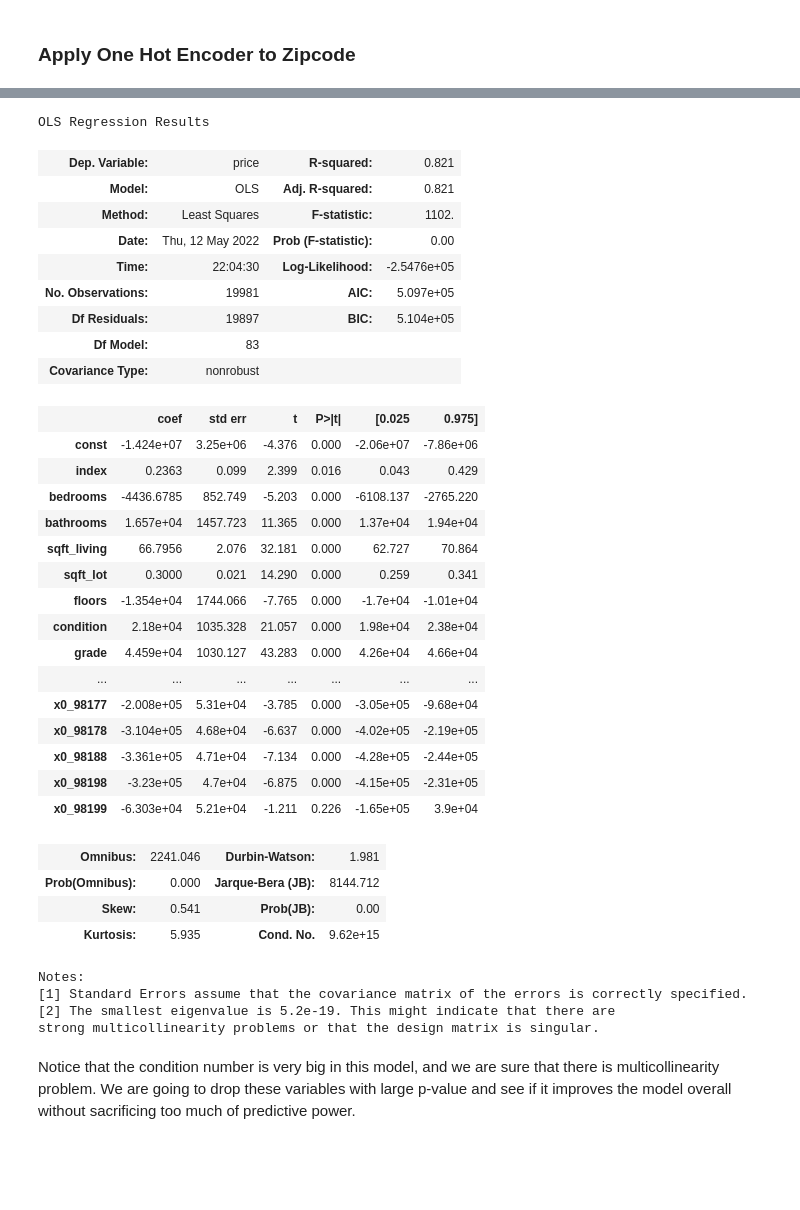
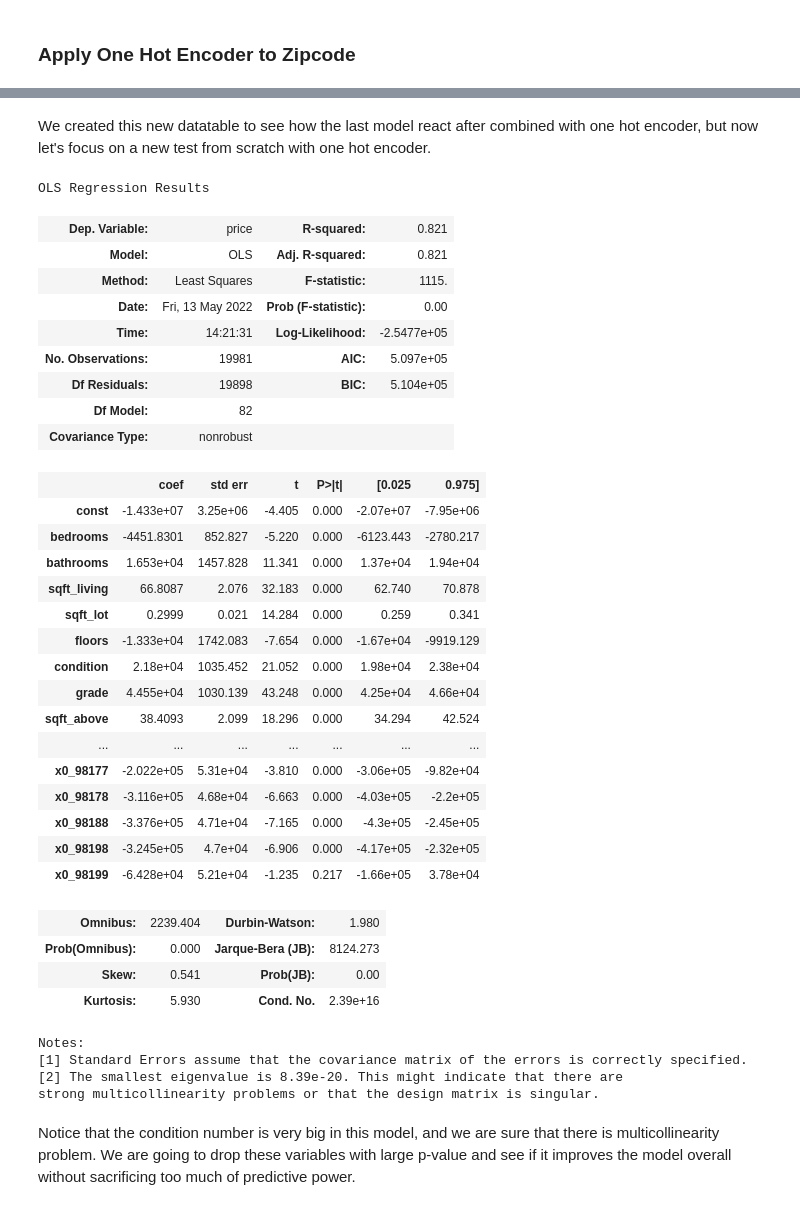
Before and after one commit to anguyen61191/NorthWestCountyProject, a Jupyter notebook: Julian_Notebook.ipynb, the cells around one changed output, grey strips where cells are left out. Drawn from its saved outputs; the diff is of its cells as text; code cells hidden in the pictures; blank space fills up the shorter version.

```diff
--- a/Julian_Notebook.ipynb
+++ b/Julian_Notebook.ipynb
@@ -543,56 +575,57 @@ homoscedasticity(final_model, x_train_final, y_train)
+# %% [markdown]
+We created this new datatable to see how the last model react after combined with one hot encoder, but now let's focus on
+a new test from scratch with one hot encoder.
 # %%
 df_test = df_copy.copy()
 df_test = df_test.reset_index()
 encoder = OneHotEncoder()
-# apply on df
-# color_1hot = encoder.fit_transform(df_clean["zipcode"].values.reshape(-1,1))
-# color_1hot_df = pd.DataFrame(color_1hot.toarray())
-# df_clean = pd.concat([df_clean.drop('zipcode', axis = 1), color_1hot_df], axis = 1)
+
 zipcode_trans = encoder.fit_transform(df_test['zipcode'].values.reshape(-1,1))
 zipcode_trans.todense()
 encoder.get_feature_names()
 zipcode_df =pd.DataFrame(zipcode_trans.todense(), columns = encoder.get_feature_names())
 zipcode_df
 df_test = df_test.join(zipcode_df)
+df_test = df_test.drop('index', axis=1)
 
 endog = df_test["price"]
 exog = sm.add_constant(df_test.drop(['price', 'zipcode'], axis =1))
 lin_reg_model = sm.OLS(endog, exog)
 lin_reg_model.fit().summary()
 # %% [output]
 OLS Regression Results
 | Dep. Variable: | price | R-squared: | 0.821 |
 | Model: | OLS | Adj. R-squared: | 0.821 |
-| Method: | Least Squares | F-statistic: | 1102. |
-| Date: | Thu, 12 May 2022 | Prob (F-statistic): | 0.00 |
-| Time: | 22:04:30 | Log-Likelihood: | -2.5476e+05 |
+| Method: | Least Squares | F-statistic: | 1115. |
+| Date: | Fri, 13 May 2022 | Prob (F-statistic): | 0.00 |
+| Time: | 14:21:31 | Log-Likelihood: | -2.5477e+05 |
 | No. Observations: | 19981 | AIC: | 5.097e+05 |
-| Df Residuals: | 19897 | BIC: | 5.104e+05 |
-| Df Model: | 83 |  |  |
+| Df Residuals: | 19898 | BIC: | 5.104e+05 |
+| Df Model: | 82 |  |  |
 | Covariance Type: | nonrobust |  |  |
 |  | coef | std err | t | P>|t| | [0.025 | 0.975] |
-| const | -1.424e+07 | 3.25e+06 | -4.376 | 0.000 | -2.06e+07 | -7.86e+06 |
-| index | 0.2363 | 0.099 | 2.399 | 0.016 | 0.043 | 0.429 |
-| bedrooms | -4436.6785 | 852.749 | -5.203 | 0.000 | -6108.137 | -2765.220 |
-| bathrooms | 1.657e+04 | 1457.723 | 11.365 | 0.000 | 1.37e+04 | 1.94e+04 |
-| sqft_living | 66.7956 | 2.076 | 32.181 | 0.000 | 62.727 | 70.864 |
-| sqft_lot | 0.3000 | 0.021 | 14.290 | 0.000 | 0.259 | 0.341 |
-| floors | -1.354e+04 | 1744.066 | -7.765 | 0.000 | -1.7e+04 | -1.01e+04 |
-| condition | 2.18e+04 | 1035.328 | 21.057 | 0.000 | 1.98e+04 | 2.38e+04 |
-| grade | 4.459e+04 | 1030.127 | 43.283 | 0.000 | 4.26e+04 | 4.66e+04 |
+| const | -1.433e+07 | 3.25e+06 | -4.405 | 0.000 | -2.07e+07 | -7.95e+06 |
+| bedrooms | -4451.8301 | 852.827 | -5.220 | 0.000 | -6123.443 | -2780.217 |
+| bathrooms | 1.653e+04 | 1457.828 | 11.341 | 0.000 | 1.37e+04 | 1.94e+04 |
+| sqft_living | 66.8087 | 2.076 | 32.183 | 0.000 | 62.740 | 70.878 |
+| sqft_lot | 0.2999 | 0.021 | 14.284 | 0.000 | 0.259 | 0.341 |
+| floors | -1.333e+04 | 1742.083 | -7.654 | 0.000 | -1.67e+04 | -9919.129 |
+| condition | 2.18e+04 | 1035.452 | 21.052 | 0.000 | 1.98e+04 | 2.38e+04 |
+| grade | 4.455e+04 | 1030.139 | 43.248 | 0.000 | 4.25e+04 | 4.66e+04 |
+| sqft_above | 38.4093 | 2.099 | 18.296 | 0.000 | 34.294 | 42.524 |
 | ... | ... | ... | ... | ... | ... | ... |
-| x0_98177 | -2.008e+05 | 5.31e+04 | -3.785 | 0.000 | -3.05e+05 | -9.68e+04 |
-| x0_98178 | -3.104e+05 | 4.68e+04 | -6.637 | 0.000 | -4.02e+05 | -2.19e+05 |
-| x0_98188 | -3.361e+05 | 4.71e+04 | -7.134 | 0.000 | -4.28e+05 | -2.44e+05 |
-| x0_98198 | -3.23e+05 | 4.7e+04 | -6.875 | 0.000 | -4.15e+05 | -2.31e+05 |
-| x0_98199 | -6.303e+04 | 5.21e+04 | -1.211 | 0.226 | -1.65e+05 | 3.9e+04 |
+| x0_98177 | -2.022e+05 | 5.31e+04 | -3.810 | 0.000 | -3.06e+05 | -9.82e+04 |
+| x0_98178 | -3.116e+05 | 4.68e+04 | -6.663 | 0.000 | -4.03e+05 | -2.2e+05 |
+| x0_98188 | -3.376e+05 | 4.71e+04 | -7.165 | 0.000 | -4.3e+05 | -2.45e+05 |
+| x0_98198 | -3.245e+05 | 4.7e+04 | -6.906 | 0.000 | -4.17e+05 | -2.32e+05 |
+| x0_98199 | -6.428e+04 | 5.21e+04 | -1.235 | 0.217 | -1.66e+05 | 3.78e+04 |
-| Omnibus: | 2241.046 | Durbin-Watson: | 1.981 |
-| Prob(Omnibus): | 0.000 | Jarque-Bera (JB): | 8144.712 |
+| Omnibus: | 2239.404 | Durbin-Watson: | 1.980 |
+| Prob(Omnibus): | 0.000 | Jarque-Bera (JB): | 8124.273 |
 | Skew: | 0.541 | Prob(JB): | 0.00 |
-| Kurtosis: | 5.935 | Cond. No. | 9.62e+15 |
+| Kurtosis: | 5.930 | Cond. No. | 2.39e+16 |
 Notes:
 [1] Standard Errors assume that the covariance matrix of the errors is correctly specified.
-[2] The smallest eigenvalue is 5.2e-19. This might indicate that there are
+[2] The smallest eigenvalue is 8.39e-20. This might indicate that there are
 strong multicollinearity problems or that the design matrix is singular.
 # %% [markdown]
 Notice that the condition number is very big in this model, and we are sure that there is multicollinearity problem.
```
Also changed, not shown: parts of 37 cells of this notebook.
